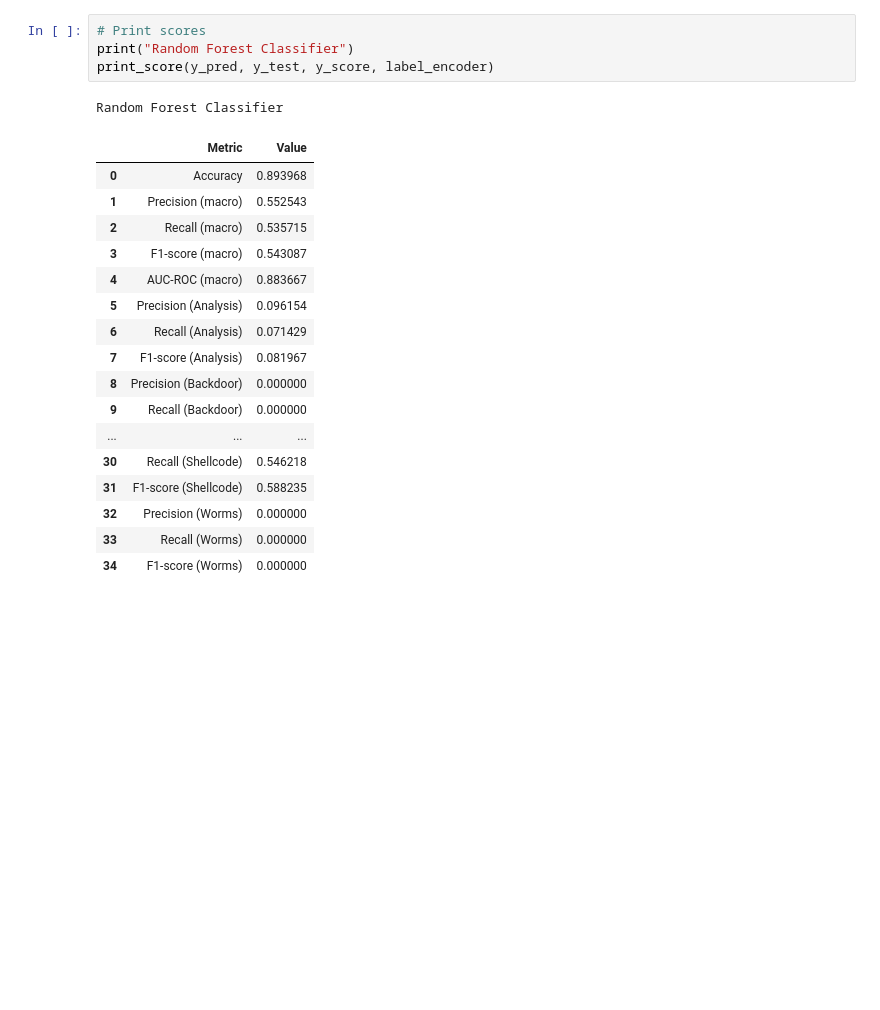
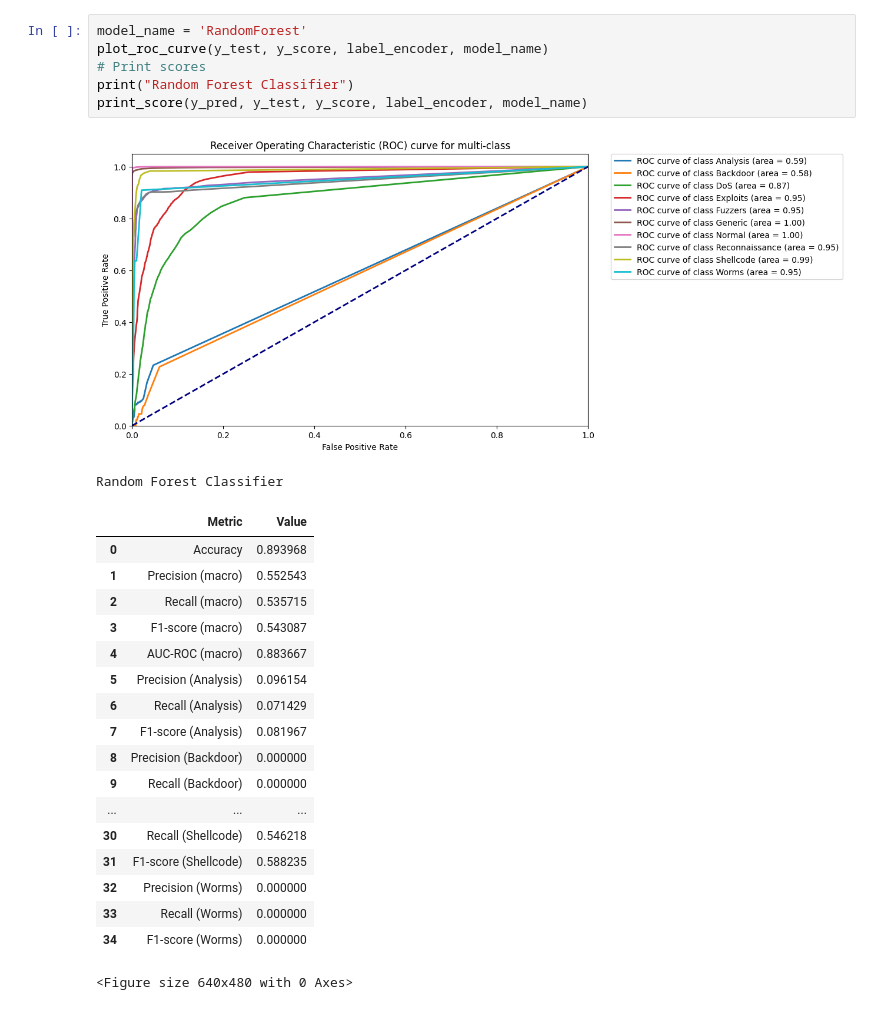
Before and after one commit to RaymondMcCreesh/ML_Based-IoT-cybersecurity, a Jupyter notebook: Edge-IIoTset dataset/Selected dataset for ML and DL/RandomForrestUNSW_NB15.ipynb, the cells around one changed output. Drawn from its saved outputs; the diff is of its cells as text; blank space fills up the shorter version.

```diff
--- a/Edge-IIoTset dataset/Selected dataset for ML and DL/RandomForrestUNSW_NB15.ipynb
+++ b/Edge-IIoTset dataset/Selected dataset for ML and DL/RandomForrestUNSW_NB15.ipynb
@@ -175,8 +186,11 @@ plot_roc_curve(y_test, y_score, label_encoder)
 # %%
+model_name = 'RandomForest'
+plot_roc_curve(y_test, y_score, label_encoder, model_name)
 # Print scores
 print("Random Forest Classifier")
-print_score(y_pred, y_test, y_score, label_encoder)
+print_score(y_pred, y_test, y_score, label_encoder, model_name)
 # %% [output]
+[figure, added]
 Random Forest Classifier
 |  | Metric | Value |
 | 0 | Accuracy | 0.893968 |
@@ -195,5 +209,6 @@ Random Forest Classifier
 | 32 | Precision (Worms) | 0.000000 |
 | 33 | Recall (Worms) | 0.000000 |
 | 34 | F1-score (Worms) | 0.000000 |
+<Figure size 640x480 with 0 Axes>
 # %%
 # Plot Precision-Recall curve
```
Also changed, not shown: parts of 6 cells of this notebook, 42 other files.
